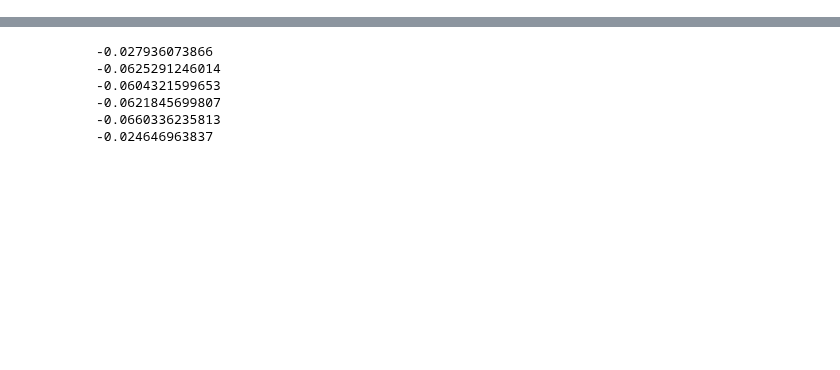
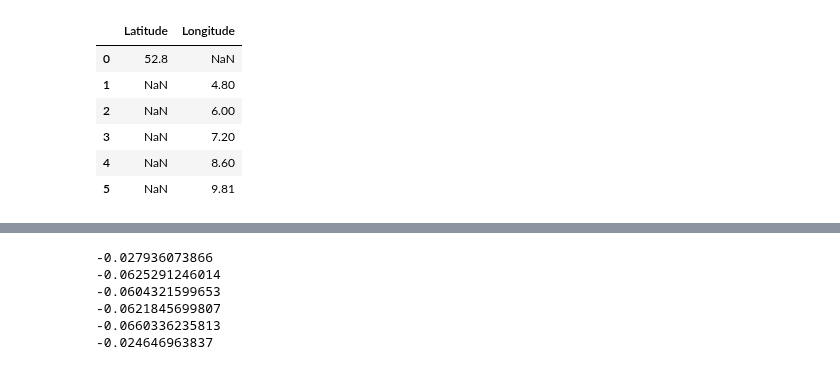
Before and after one commit to jank324/ais-predictor, a Jupyter notebook: data/learning ROT-HAM.ipynb, the cells around one changed output, grey strips where cells are left out. Drawn from its saved outputs; the diff is of its cells as text; code cells hidden in the pictures; blank space fills up the shorter version.

```diff
--- a/data/learning ROT-HAM.ipynb
+++ b/data/learning ROT-HAM.ipynb
@@ -16,8 +16,21 @@ import AISMapPlot as aismap
 # %%
 ais_learners = []
 sectors = [0, 1, 2, 3, 4, 5]
+sector_borders = [52.8, 4.8, 6.0, 7.2, 8.6, 9.81]
+positions = pd.DataFrame([[52.8, np.nan], [np.nan, 4.8], [np.nan, 6.0], [np.nan, 7.2], [np.nan, 8.6], [np.nan, 9.81]],
+                         columns = ['Latitude', 'Longitude'])
 for s in sectors:
     ais_learners.append(pd.read_pickle('ROT-HAM_learners_60min_s%d.pkl' % (s)))
+# %%
+positions
+# %% [output]
+|  | Latitude | Longitude |
+| 0 | 52.8 | NaN |
+| 1 | NaN | 4.80 |
+| 2 | NaN | 6.00 |
+| 3 | NaN | 7.20 |
+| 4 | NaN | 8.60 |
+| 5 | NaN | 9.81 |
 # %%
 ais_learners[0].head()
 # %% [output]
```
Also changed, not shown: parts of 6 cells of this notebook.
